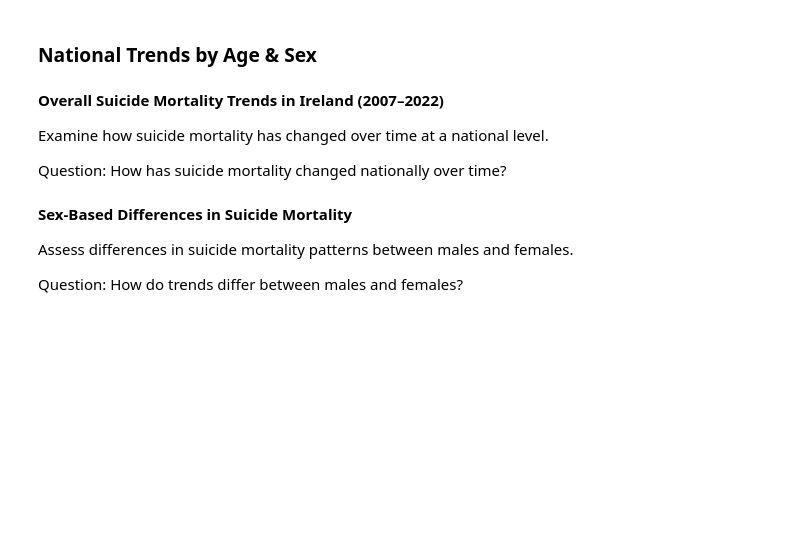
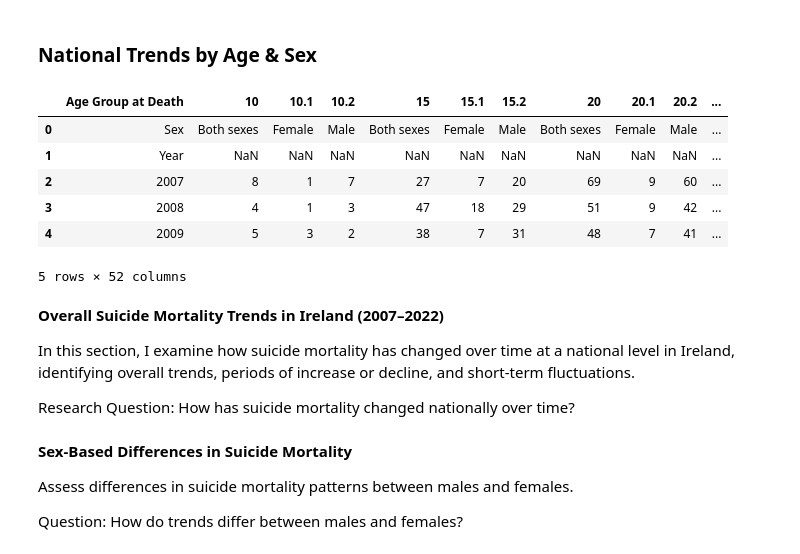
Before and after one commit to NibnabCodes/pfda_project, a Jupyter notebook: analysis.ipynb, the cells around one changed output. Saved outputs shown, nothing was run; the diff lists cells and outputs as text; code cells hidden in the pictures; blank space fills up the shorter version.

```diff
--- a/analysis.ipynb
+++ b/analysis.ipynb
@@ -750,12 +750,23 @@ eu_mortality_pivot.head(5)
 ## **🇮🇪 Irish Suicide Mortality Analysis**
 # %% [markdown]
 ### **National Trends by Age & Sex**
+# %%
+irish_national_mortality = pd.read_csv('./data/irish_deaths_by_age_sex_pivot.csv')
+irish_national_mortality.head(5)
+# %% [output]
+|  | Age Group at Death | 10 | 10.1 | 10.2 | 15 | 15.1 | 15.2 | 20 | 20.1 | 20.2 | ... |
+| 0 | Sex | Both sexes | Female | Male | Both sexes | Female | Male | Both sexes | Female | Male | ... |
+| 1 | Year | NaN | NaN | NaN | NaN | NaN | NaN | NaN | NaN | NaN | ... |
+| 2 | 2007 | 8 | 1 | 7 | 27 | 7 | 20 | 69 | 9 | 60 | ... |
+| 3 | 2008 | 4 | 1 | 3 | 47 | 18 | 29 | 51 | 9 | 42 | ... |
+| 4 | 2009 | 5 | 3 | 2 | 38 | 7 | 31 | 48 | 7 | 41 | ... |
+5 rows × 52 columns
 # %% [markdown]
 **Overall Suicide Mortality Trends in Ireland (2007–2022)**
 
-Examine how suicide mortality has changed over time at a national level.
+In this section, I examine how suicide mortality has changed over time at a national level in Ireland, identifying overall trends, periods of increase or decline, and short-term fluctuations.
 
-Question: How has suicide mortality changed nationally over time?
+Research Question: How has suicide mortality changed nationally over time?
 # %% [markdown]
 **Sex-Based Differences in Suicide Mortality**
 
```
Also changed, not shown: parts of 2 cells of this notebook.
